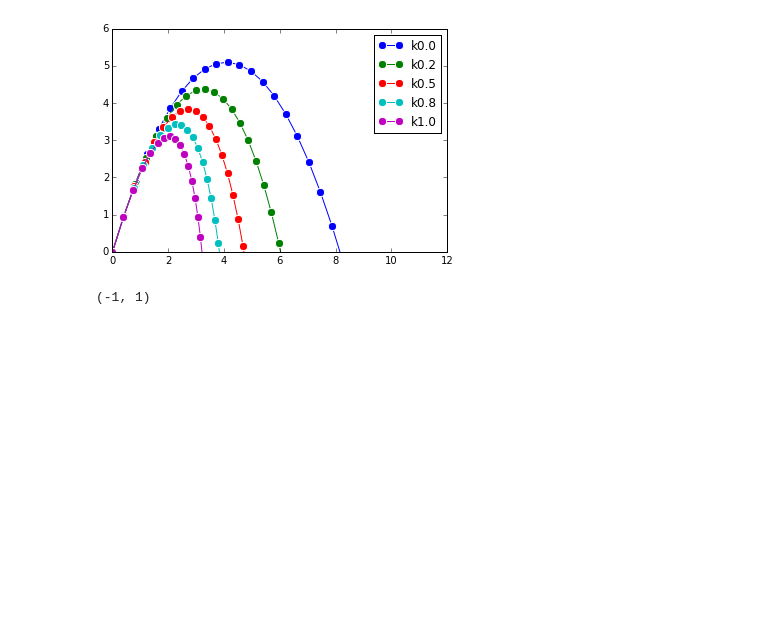
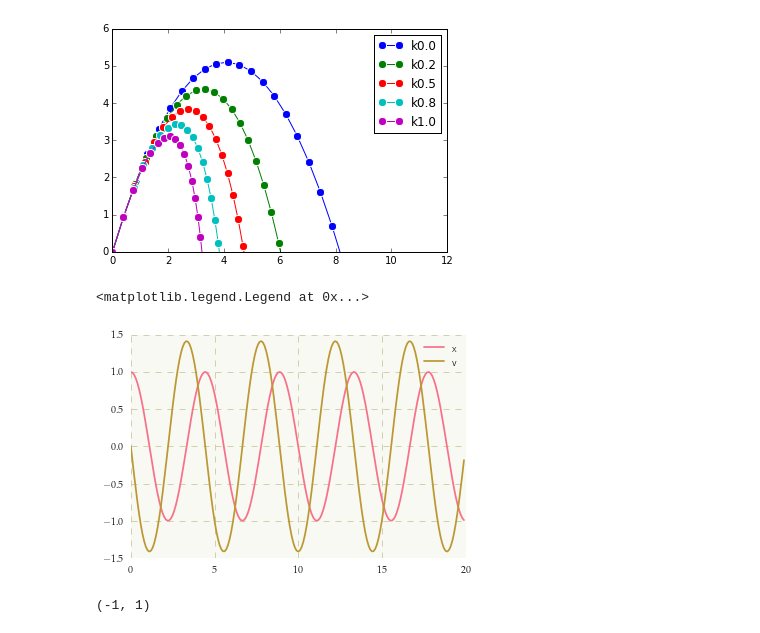
Before and after one commit to windju/dynamic_stabilization_nonspherical_bodies, a Jupyter notebook: mw_ams214_research.ipynb, the cells around one changed output. Drawn from its saved outputs; the diff is of its cells as text; code cells hidden in the pictures; blank space fills up the shorter version.

```diff
--- a/mw_ams214_research.ipynb
+++ b/mw_ams214_research.ipynb
@@ -422,6 +445,28 @@ plt.ylim(0,6)
 # %% [output]
 (0, 6)
 [figure]
+# %%
+def derivs(xv, t, k, m):
+    x = xv[0]
+    v = xv[1]
+    dxdt = v
+    dvdt = -(k/m)*x
+    return( [dxdt,dvdt] )
+# %%
+xv0 = [1,0]
+
+t = arange(0, 20, 0.1)
+
+k = 2.
+m = 1.
+
+output = spi.odeint(derivs, xv0, t, args=(k, m))
+plt.plot(t, output[:,0])
+plt.plot(t, output[:,1])
+legend(['x','v'])
+# %% [output]
+<matplotlib.legend.Legend at 0x...>
+[figure, added]
 # %%
 def f1(x):
     return( np.exp(-(x-0.5)**2.0) )
```
Also changed, not shown: parts of 11 cells of this notebook, 15 other files.
